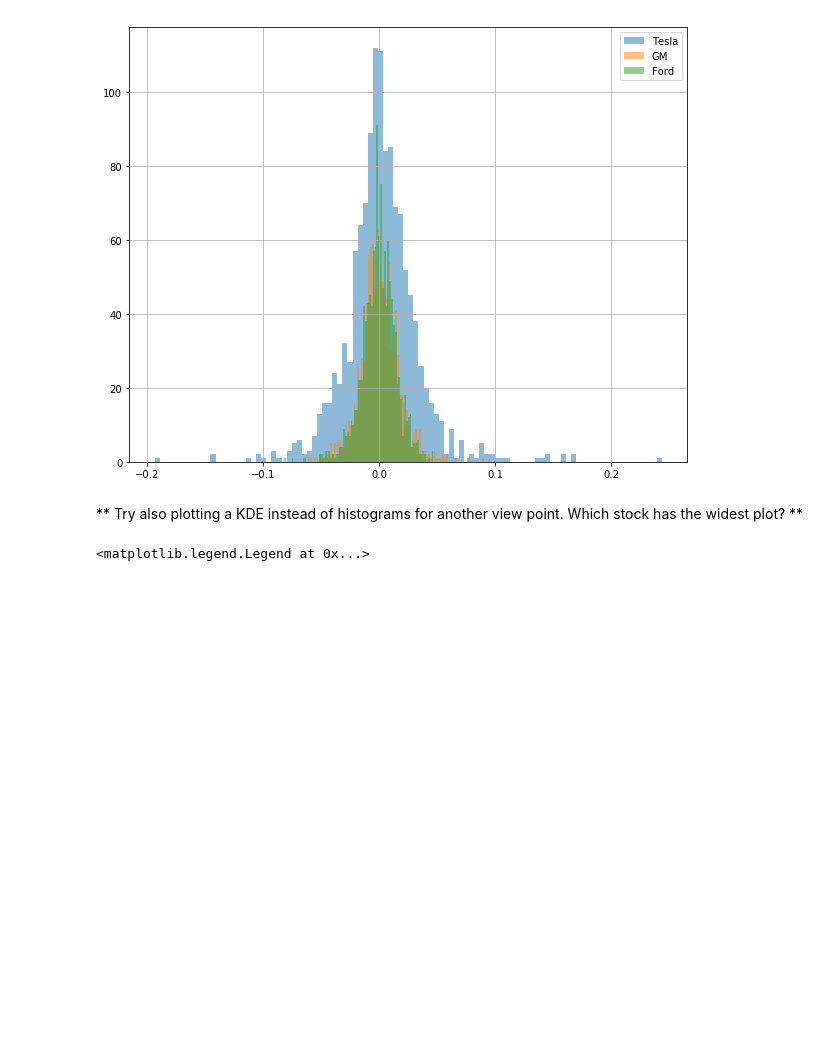
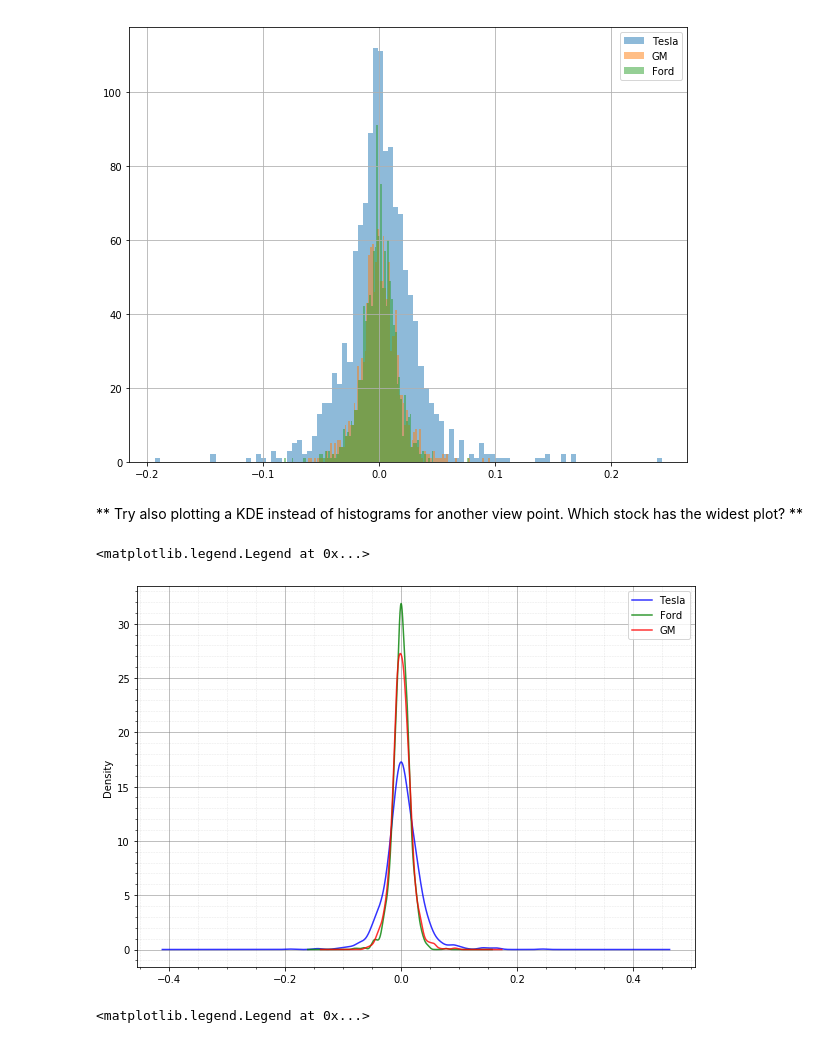
Before and after one commit to BrianLDev/Python_For_Finance, a Jupyter notebook: 07-Stock-Market-Analysis-Capstone-Project/Stock Market Analysis Project-BL.ipynb, the cells around one changed output. Cells and saved outputs as stored; diff of their text form; code cells hidden in the pictures; blank space fills up the shorter version.

```diff
--- a/07-Stock-Market-Analysis-Capstone-Project/Stock Market Analysis Project-BL.ipynb
+++ b/07-Stock-Market-Analysis-Capstone-Project/Stock Market Analysis Project-BL.ipynb
@@ -575,6 +579,18 @@ THIS WILL INTENTIONALLY CAUSE AN ERROR IF YOU TRY TO RUN ALL CELLS FROM THE TOP
 [figure]
 # %% [markdown]
 ** Try also plotting a KDE instead of histograms for another view point. Which stock has the widest plot? **
+# %%
+ax = tesla['Returns'].plot(kind='kde', alpha=0.8, color='blue', label='Tesla', figsize=(10,7))
+ax = ford['Returns'].plot(kind='kde', alpha=0.8, color='green', label='Ford')
+ax = gm['Returns'].plot(kind='kde', alpha=0.8, color='red', label='GM')
+ax.grid(axis='both', which='major', alpha=0.5, linestyle='-', linewidth=1, color='gray')
+ax.grid(axis='both', which='minor', alpha=0.2, linestyle='--', linewidth=0.5, color='gray')
+ax.minorticks_on()
+plt.legend()
+# plt.show()  # Not needed since plt.legend displays the plot
+# %% [output]
+<matplotlib.legend.Legend at 0x...>
+[figure, added]
 # %%
 *** SKIP CELL BELOW ***
 THIS WILL INTENTIONALLY CAUSE AN ERROR IF YOU TRY TO RUN ALL CELLS FROM THE TOP
```
Also changed, not shown: parts of 11 cells of this notebook, 2 other files.
